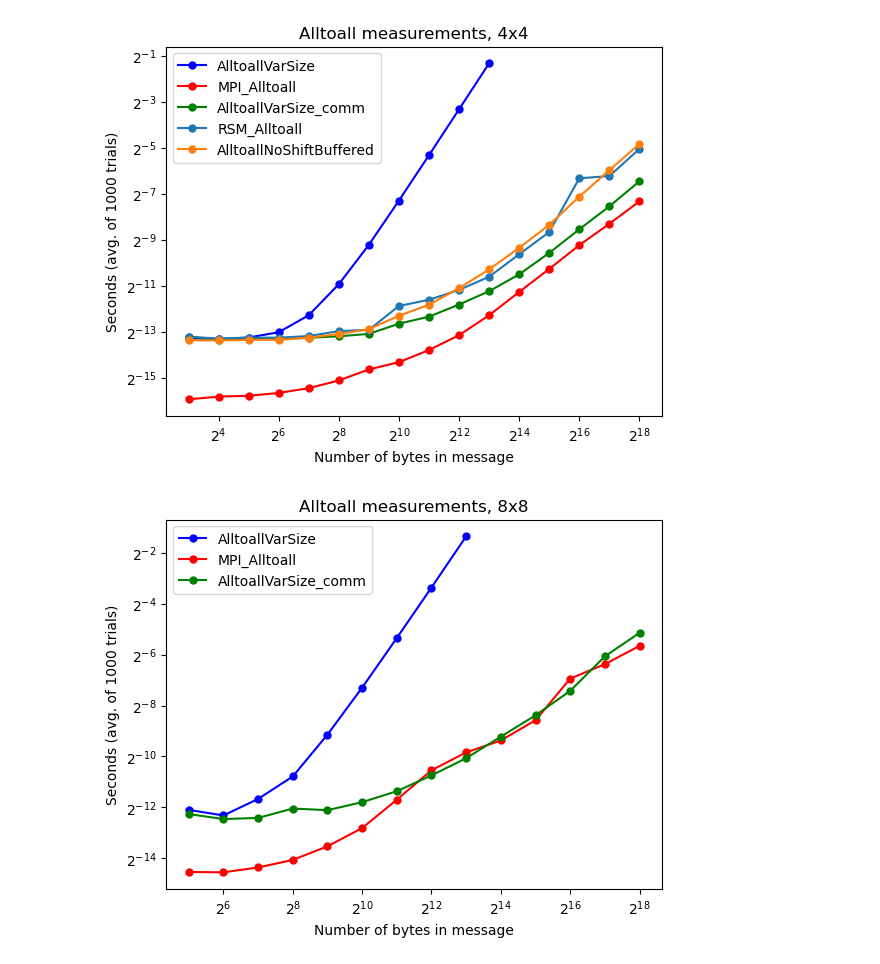
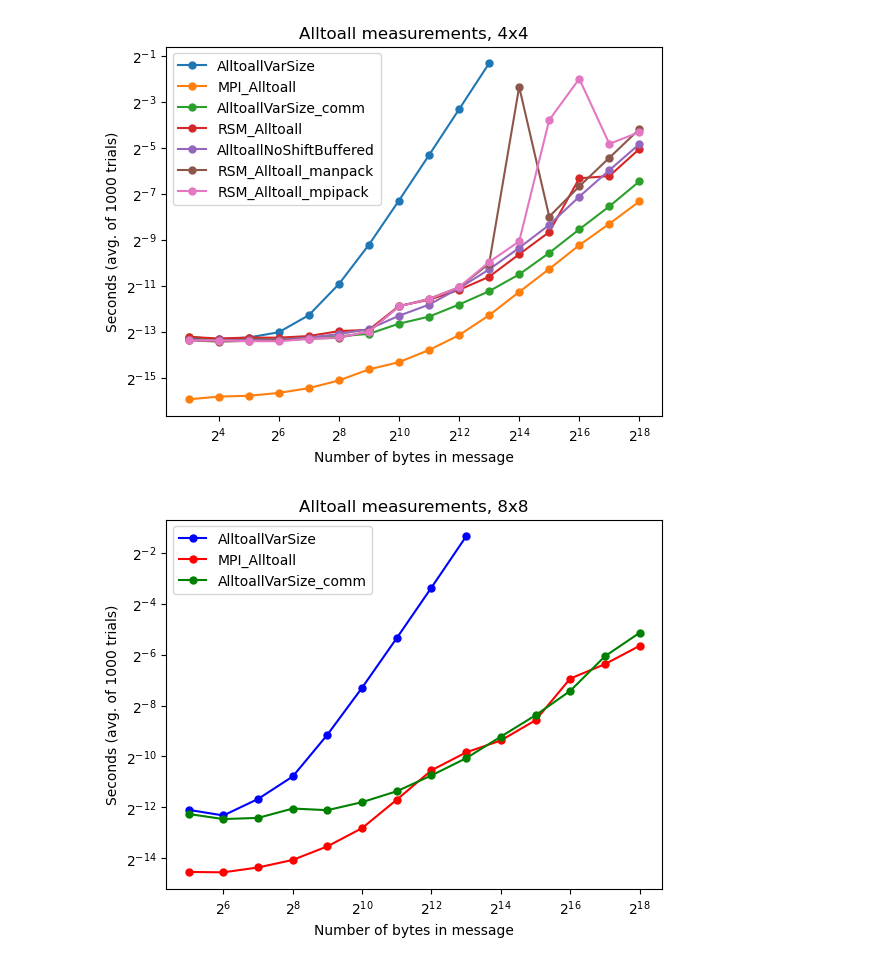
Before and after one commit to mctimm/CS542-Project, a Jupyter notebook: plots.ipynb, the cells around one changed output. Cells and saved outputs as stored; diff of their text form; code cells hidden in the pictures.

Commit message:
update plots

```diff
--- a/plots.ipynb
+++ b/plots.ipynb
@@ -9,26 +9,30 @@ data_openmpi = data_4x4[data_4x4["algorithm"] == "MPI_Alltoall"]
 data_comm = data_4x4[data_4x4["algorithm"] == "AlltoallVarSize_comm_only"]
 data_rsm = data_4x4[data_4x4["algorithm"] == "RSM_Alltoall"]
 data_buff = data_4x4[data_4x4["algorithm"] == "AlltoallNoShiftBuffered"]
+data_manpack = data_4x4[data_4x4["algorithm"] == "RSM_Alltoall_manpack"]
+data_mpipack = data_4x4[data_4x4["algorithm"] == "RSM_Alltoall_mpipack"]
 # %%
 fig = plt.figure()
 ax = fig.add_subplot(1, 1, 1)
 
-ax.plot(data_local["num_doubles_per_proc"]*8/16, data_local["seconds"], 'bo-', label='AlltoallVarSize', markersize=5)
-ax.plot(data_openmpi["num_doubles_per_proc"]*8/16, data_openmpi["seconds"], 'ro-', label='MPI_Alltoall', markersize=5)
-ax.plot(data_comm["num_doubles_per_proc"]*8/16, data_comm["seconds"], 'go-', label='AlltoallVarSize_comm', markersize=5)
+ax.plot(data_local["num_doubles_per_proc"]*8/16, data_local["seconds"], 'o-', label='AlltoallVarSize', markersize=5)
+ax.plot(data_openmpi["num_doubles_per_proc"]*8/16, data_openmpi["seconds"], 'o-', label='MPI_Alltoall', markersize=5)
+ax.plot(data_comm["num_doubles_per_proc"]*8/16, data_comm["seconds"], 'o-', label='AlltoallVarSize_comm', markersize=5)
 ax.plot(data_rsm["num_doubles_per_proc"]*8/16, data_rsm["seconds"], 'o-', label='RSM_Alltoall', markersize=5)
 ax.plot(data_buff["num_doubles_per_proc"]*8/16, data_buff["seconds"], 'o-', label='AlltoallNoShiftBuffered', markersize=5)
+ax.plot(data_manpack["num_doubles_per_proc"]*8/16, data_manpack["seconds"], 'o-', label='RSM_Alltoall_manpack', markersize=5)
+ax.plot(data_mpipack["num_doubles_per_proc"]*8/16, data_mpipack["seconds"], 'o-', label='RSM_Alltoall_mpipack', markersize=5)
 
 ax.set_xscale('log', base=2)
 ax.set_yscale('log', base=2)
 ax.set_title("Alltoall measurements, 4x4")
 ax.set_xlabel("Number of bytes in message")
 ax.set_ylabel("Seconds (avg. of 1000 trials)")
 ax.legend()
 plt.savefig("alltoall_4x4.jpg")
 plt.show()
 # %% [output]
-[figure, old version]
+[figure, new version]
 # %%
 data_8x8 = pd.read_csv('results_8x8.csv')
 data_local = data_8x8[data_8x8["algorithm"] == "AlltoallVarSize"]
```
